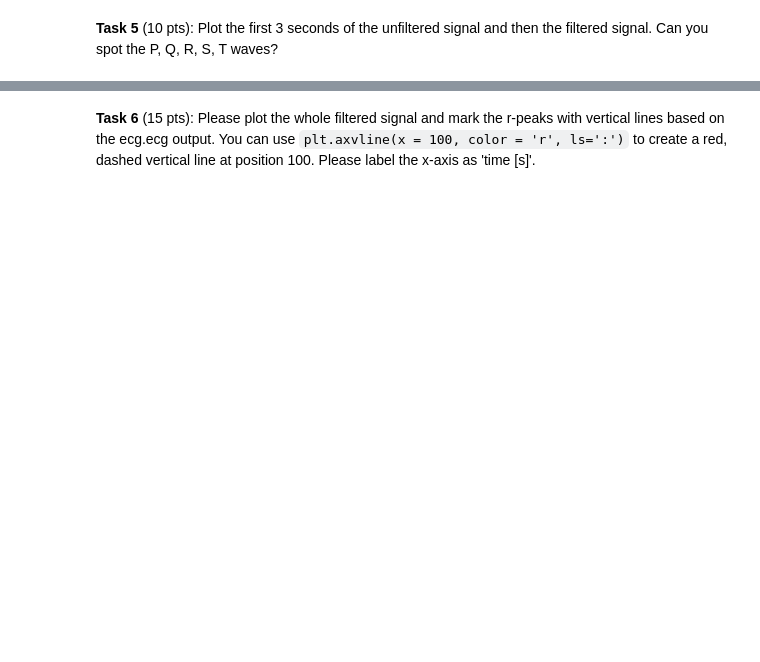
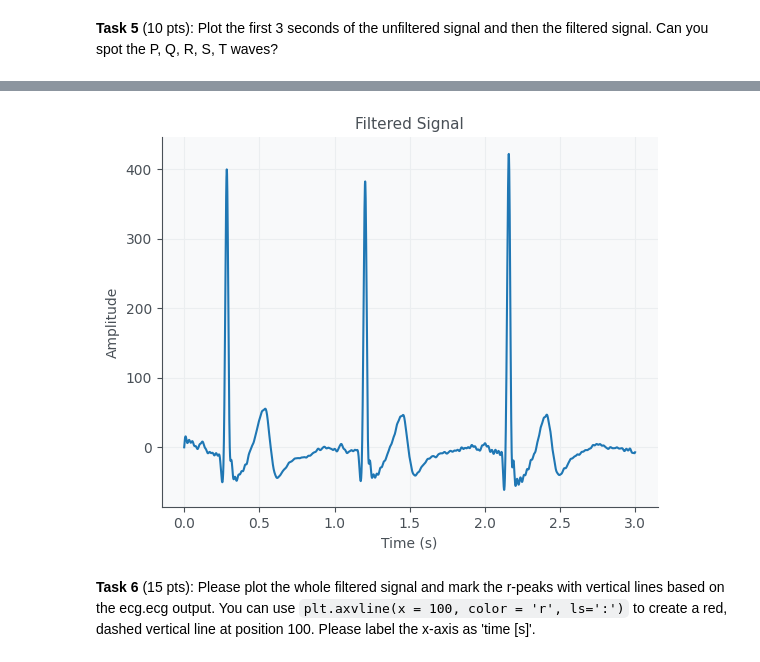
Before and after one commit to aidanrem/cs666student, a Jupyter notebook: CS666_Assignment_1.ipynb, the cells around one changed output, grey strips where cells are left out. Saved outputs shown, nothing was run; the diff lists cells and outputs as text; code cells hidden in the pictures; blank space fills up the shorter version.

```diff
--- a/CS666_Assignment_1.ipynb
+++ b/CS666_Assignment_1.ipynb
@@ -35,2 +95,12 @@ SECONDS = 0 ### TODO!
+# %%
+t = np.arange(0, 3, 1/SAMPLING_RATE)
+
+plt.plot(t, processed_signal['filtered'][:len(t)])
+plt.title('Filtered Signal')
+plt.xlabel('Time (s)')
+plt.ylabel('Amplitude')
+plt.show()
+# %% [output]
+[figure, added]
 # %% [markdown]
 **Task 6** (15 pts): Please plot the whole filtered signal and mark the r-peaks with vertical lines based on the ecg.ecg output. You can use `plt.axvline(x = 100, color = 'r', ls=':')` to create a red, dashed vertical line at position 100. Please label the x-axis as 'time [s]'.
```
Also changed, not shown: parts of 14 cells of this notebook.
